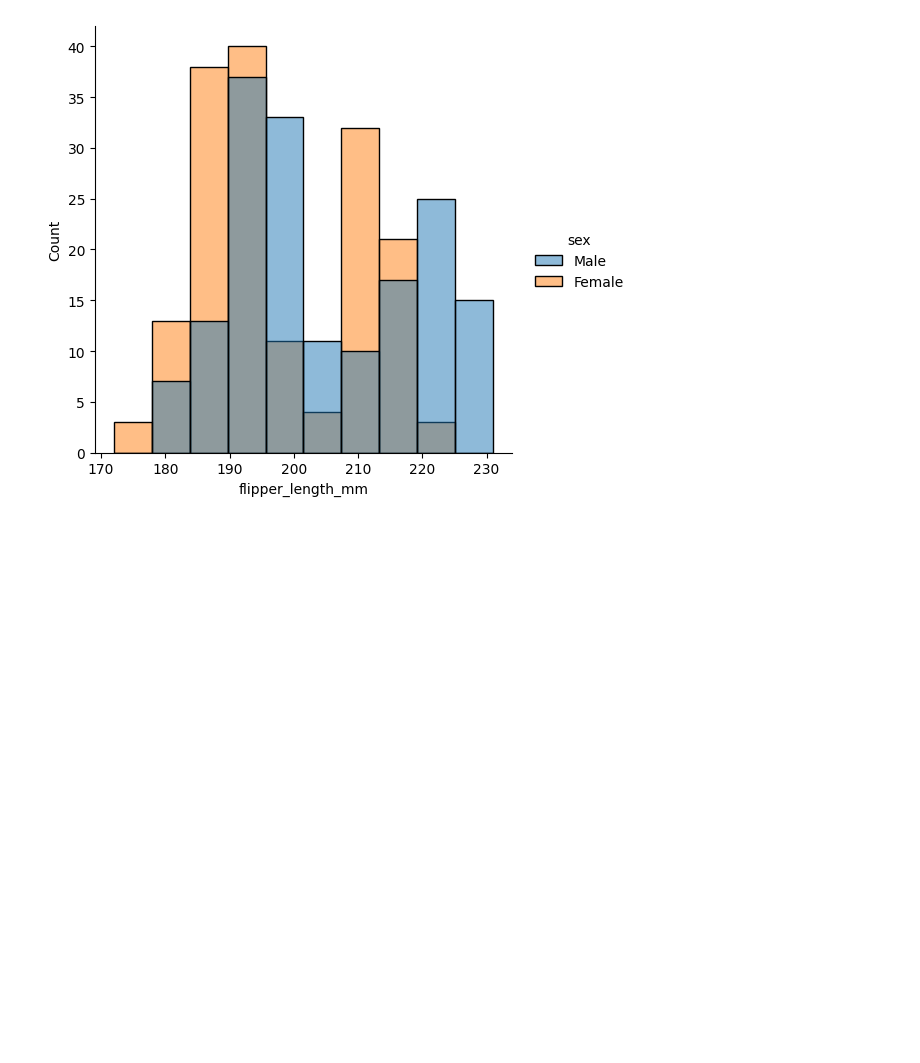
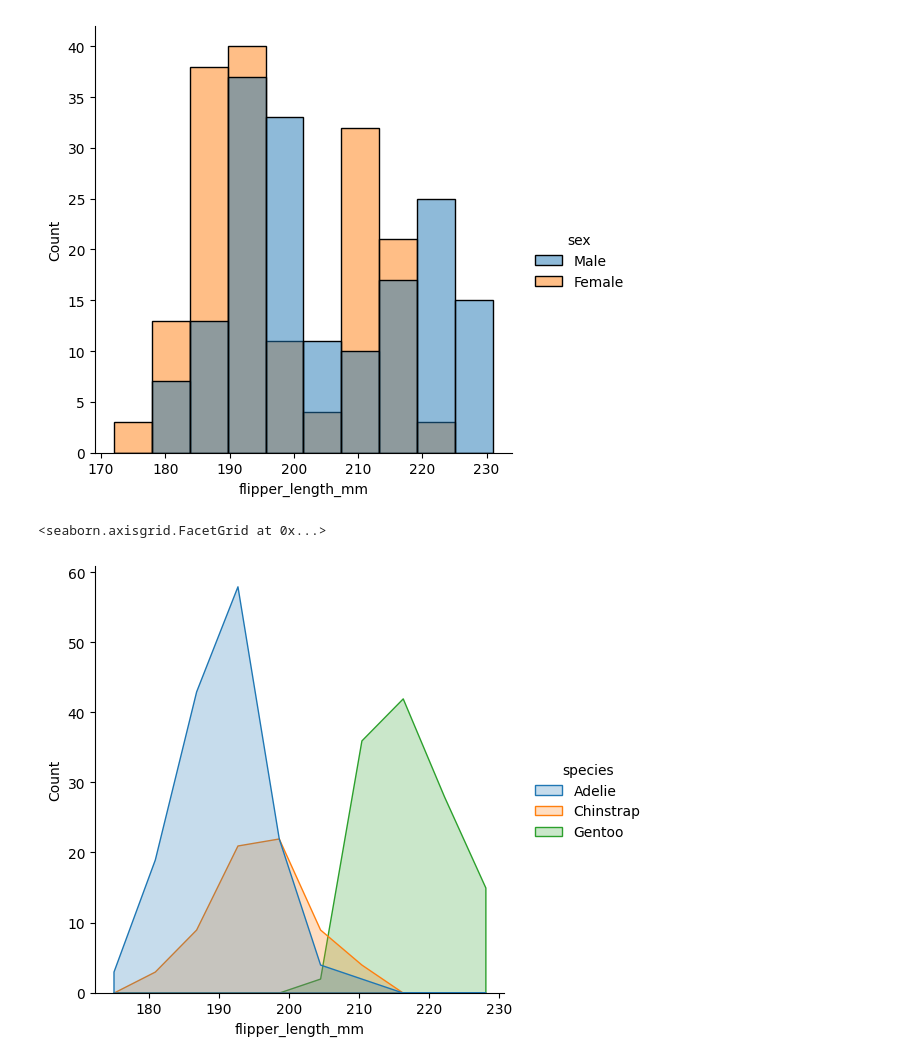
Before and after one commit to prathamTamrakar/Python-ML-GenAi-Training, a Jupyter notebook: Python/17_distributionPloyDistribution.ipynb, the cells around one changed output. Drawn from its saved outputs; the diff is of its cells as text; code cells hidden in the pictures; blank space fills up the shorter version.

Commit message:
Distribution plot types added

```diff
--- a/Python/17_distributionPloyDistribution.ipynb
+++ b/Python/17_distributionPloyDistribution.ipynb
@@ -62,3 +62,10 @@ sns.displot(kind="hist",data=df,x="flipper_length_mm",hue="sex")
 # %% [output]
 <seaborn.axisgrid.FacetGrid at 0x...>
 [figure]
+# %%
+# sns.displot(kind="hist",data=df,x="flipper_length_mm",hue="species",element="step")
+# sns.displot(kind="hist",data=df,x="flipper_length_mm",hue="species",element="bars")
+sns.displot(kind="hist",data=df,x="flipper_length_mm",hue="species",element="poly")
+# %% [output]
+<seaborn.axisgrid.FacetGrid at 0x...>
+[figure, added]
```
Also changed, not shown: parts of 11 cells of this notebook.
